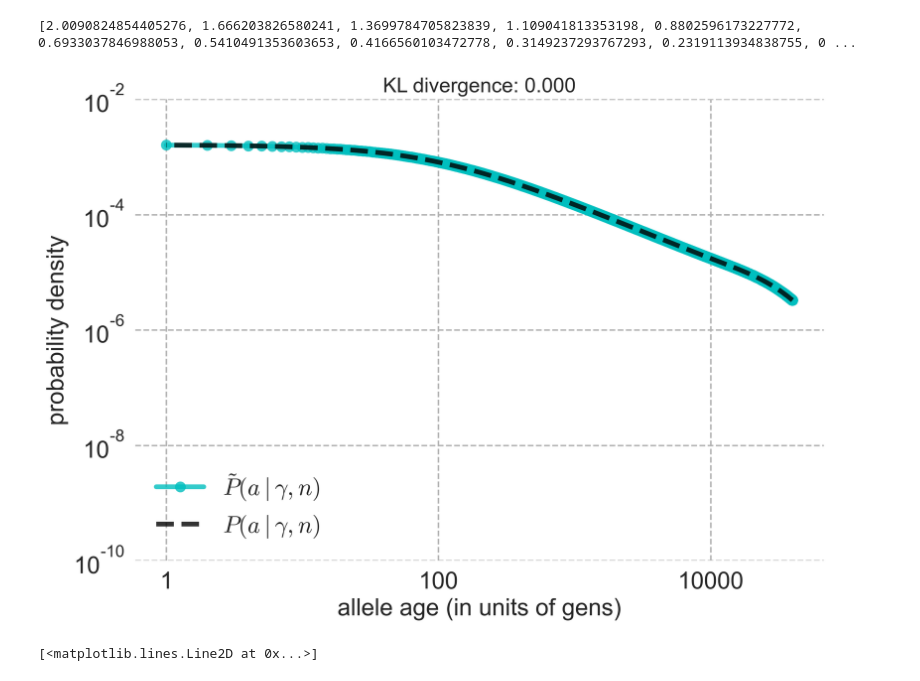
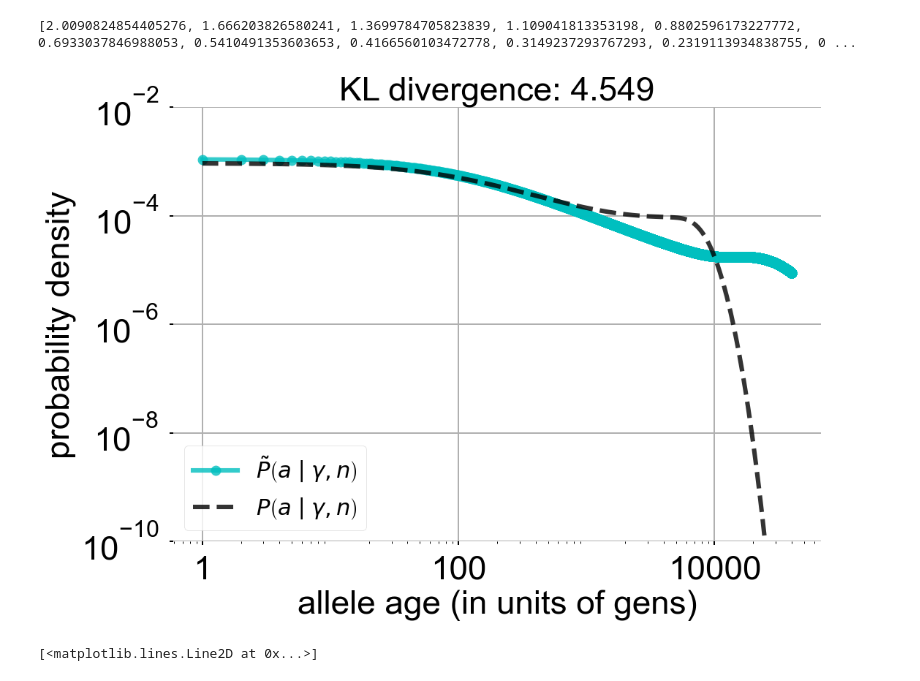
Before and after one commit to VivaswatS/selCoefEst, a Jupyter notebook: changingpopsizesims.ipynb, the cells around one changed output. Cells and saved outputs as stored; diff of their text form; code cells hidden in the pictures.

```diff
--- a/changingpopsizesims.ipynb
+++ b/changingpopsizesims.ipynb
@@ -973,23 +970,23 @@ print(KLdiv)
 # %% [output]
 [2.0090824854405276, 1.666203826580241, 1.3699784705823839, 1.109041813353198, 0.8802596173227772, 0.6933037846988053, 0.5410491353603653, 0.4166560103472778, 0.3149237293767293, 0.2319113934838755, 0 ...
 # %%
-g = 0
+g = 20
 expresamp, fsa20 = get_Kl_div(g, fsa0, sfs0, 400)
-plt.figure(dpi=250)
-plt.plot(np.arange(1,40000)[::-1],expresamp[-40000:-1]/expresamp.sum(),'co-',linewidth=4,alpha=0.8,label=r'$\tilde{P} \left(a \mid \gamma, n\right)$'); plt.grid()
+# plt.figure(dpi=250)
+plt.plot(np.arange(1,40000)[::-1],expresamp[-40000:-1]/expresamp.sum(),'co-',linewidth=4,alpha=0.8,label=r'$\tilde{P} \left(a \mid \gamma, n\right)$')
 plt.plot(np.arange(1,40000)[::-1],fsa20.sum(axis=1)[-40000:-1]/fsa20.sum(),'k--',alpha=0.8,linewidth=4,label=r'$P \left(a \mid \gamma, n\right)$');
-plt.grid(); plt.legend(loc='lower left',fontsize=20); plt.xlabel(r'allele age (in units of gens)',fontsize=20); plt.ylabel('probability density',fontsize=20);
-plt.title(r'KL divergence: {:.3f}'.format(sp.stats.entropy(expresamp,fsa20.sum(axis=1))),fontsize='xx-large');
-plt.box(False); plt.loglog(); plt.ylim((1e-10,1e-2)); plt.xticks([1,100,1e4],labels=[1,100,10000],fontsize=20,); plt.yticks(fontsize=20)
-plt.savefig('figs/kldiv_0.jpeg'.format(int(g)))
+plt.grid(); plt.legend(loc='lower left',fontsize=20); plt.xlabel(r'allele age (in units of gens)',fontsize=30); plt.ylabel('probability density',fontsize=30);
+plt.title(r'KL divergence: {:.3f}'.format(sp.stats.entropy(expresamp,fsa20.sum(axis=1))),fontsize=30);
+plt.box(False); plt.loglog(); plt.ylim((1e-10,1e-2)); plt.xticks([1,100,1e4],labels=[1,100,10000],fontsize=30,); plt.yticks(fontsize=30)
+plt.savefig('figs/kldiv_20.pdf'.format(int(g)), bbox_inches='tight')
 
 # expresamp, fsa20 = get_Kl_div(20, fsa0, sfs0, 200)
 # g = 20
 # plt.figure(dpi=150)
 # plt.plot(np.arange(1,80000)[::-1],expresamp[-80000:-1]/expresamp.sum(),'co-',alpha=0.8,label=r'$\tilde{P}(a \mid \gamma=20, n=100)$'); plt.plot(np.arange(1,80000)[::-1],fsa20.sum(axis=1)[-80000:-1]/fsa20.sum(),'k--',alpha=0.8,linewidth=3,label=r'$P(a \mid \gamma=20, n=100)$'); plt.grid(); plt.legend(); plt.xlabel(r'allele age (in units of gens)'); plt.ylabel('probability density'); plt.title(r'KL divergence: {:.3f}'.format(sp.stats.entropy(expresamp,fsa20.sum(axis=1)))); plt.box(False); plt.loglog(); plt.ylim((1e-10,1e-2)); plt.xticks([1,100,1e4],labels=[1,100,10000]);
 # plt.savefig('figs/kldiv_{}.pdf'.format(int(g)))
 # %% [output]
-[figure, old version]
+[figure, new version]
 # %%
 sfs0 = moments.LinearSystem_1D.steady_state_1D(2000, gamma=0, theta=400)
 sfs0 = moments.Spectrum(sfs0)
```
Also changed, not shown: parts of 4 cells of this notebook, 23 other files.
